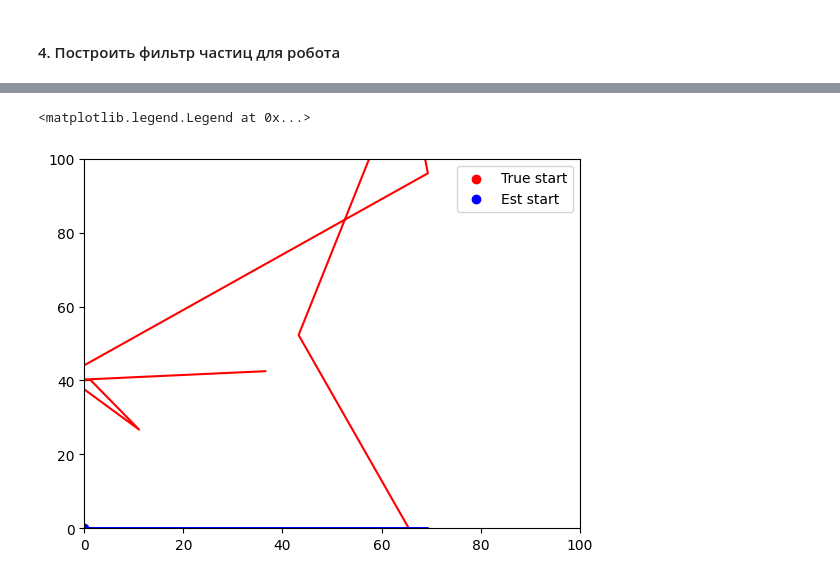
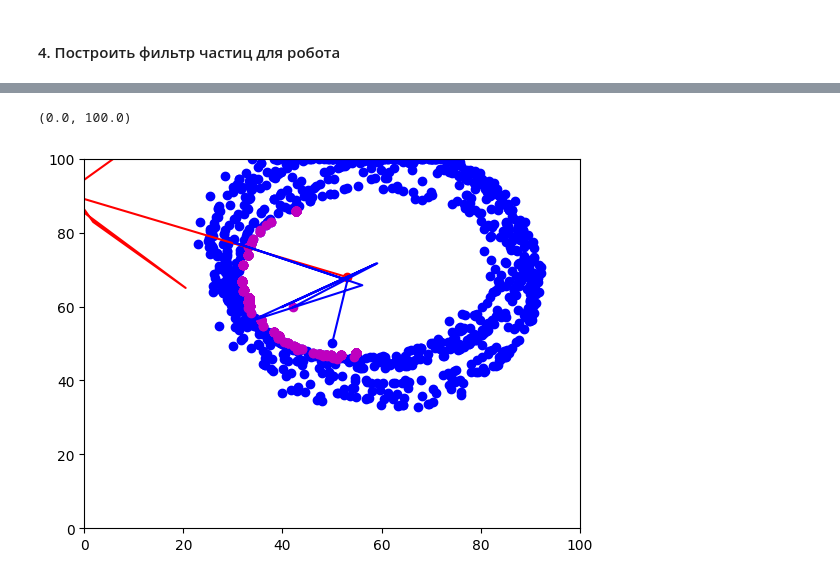
Before and after one commit to DuePonto/MLR, a Jupyter notebook: Lab_2_3/lab_2_3.ipynb, the cells around one changed output, grey strips where cells are left out. Saved outputs shown, nothing was run; the diff lists cells and outputs as text; code cells hidden in the pictures.

```diff
--- a/Lab_2_3/lab_2_3.ipynb
+++ b/Lab_2_3/lab_2_3.ipynb
@@ -247,11 +246,13 @@ N_points = 1000
 # Веса
 weights = np.ones(N_points) / N_points
 points = []
-t = np.linspace(1,steps,steps)
-pos_est = np.zeros([steps,2])
+t = np.linspace(0,steps,steps+1)
+pos_est = np.zeros([steps+1,2])
+pos_est[0,:] = [50,50]
+lolol = []
 
 points_true_pos_massive = np.zeros([N_points, 2])
-#points_true_pos_massive = []
+points_true_pos_massive_grapf = []
 
 # Задание рандомных положений
 for i in range(N_points):
@@ -261,6 +262,10 @@ for i in range(N_points):
                    np.random.rand() * np.pi*2, # рандомный угол поворота
                    0, 0, 0 # сигмы
                    )
+
+    points_true_pos_massive[i][:] = points[i].get_true_pos().T # Реальное положение частицы
+
+lolol.append(points_true_pos_massive)
 # %%
 # Определение вероятности
 def prob(pos, pos_dist):
@@ -281,9 +286,9 @@ def resample(particles, weights):
     index = np.random.randint(0, N)
     betta = 0
     for i in range(N):
-        betta = betta + np.random.uniform(0, 2*max(weights))
+        betta += np.random.uniform(0, 2*max(weights))
         while betta > weights[index]:
-            betta = betta - weights[index]
+            betta += -weights[index]
             index = (index + 1)%N # индекс изменяется в цикле от 0 до N
         newParticles.append(particles[index])
         newWeights.append(weights[index])
@@ -301,10 +305,10 @@ def estimation(particles, weights):
     return estimate
 # %%
 # Начало цикла
-for i in range(5-1):
+for i in range(steps):
     # Перемещение робота старт
-    bot.turn(np.pi/2) #
-    bot.move(30) #
+    bot.turn(cmnd[i,1])
+    bot.move(cmnd[i,0])
     # Перемещение робота конец
     bot.make_measurment(beacons) # Измерение
     bot.calc_pos(beacons) # Вычисление положения
@@ -315,13 +319,15 @@ for i in range(5-1):
 
     for k in range(N_points):
         # Перемещение частиц старт
-        points[k].turn(np.pi/2)
-        points[k].move(30)
+        points[k].turn(cmnd[i,1])
+        points[k].move(cmnd[i,0])
         # Перемещение частиц конец
         points[k].make_measurment(beacons) # Измерение
         points[k].calc_pos(beacons) # Вычисление положения
 
         points_true_pos_massive[k][:] = points[k].get_true_pos().T # Реальное положение частицы
+
+    print(points_true_pos_massive[1][1])
 
     # Вычисляем веса
     weights = weight_calc(calc_pos_massive[0,:], points_true_pos_massive[:][:], weights)
@@ -333,3 +339,5 @@ for i in range(5-1):
 
     kek = estimation(new_pose, weights)
     pos_est[i+1] = kek.T
+    points_true_pos_massive_grapf.append(points_true_pos_massive)
+    lolol.append(new_pose)
@@ -347,13 +364,21 @@ plt.plot(t, pos_est[:,1])
 # %%
+plt
+
 plt.scatter(calc_pos_massive[0,0],calc_pos_massive[0,1], c='r', label='True start')
 plt.plot(calc_pos_massive[:,0], calc_pos_massive[:,1], c='r')
 
 plt.scatter(pos_est[0,0],pos_est[0,1], c='b', label='Est start')
+plt.scatter(pos_est[-1,0],pos_est[-1,1], c='m', label='Est end')
 plt.plot(pos_est[:,0], pos_est[:,1], c='b')
+
+
+plt.scatter(lolol[0][:,0],lolol[0][:,1], c ='b')
+
+plt.scatter(lolol[-1][:,0],lolol[-1][:,1], c ='m')
+
 
 plt.ylim([0,100])
 plt.xlim([0,100])
-plt.legend()
 # %% [output]
-<matplotlib.legend.Legend at 0x...>
+(0.0, 100.0)
-[figure, old version]
+[figure, new version]
```
Also changed, not shown: parts of 10 cells of this notebook, 1 other file.
